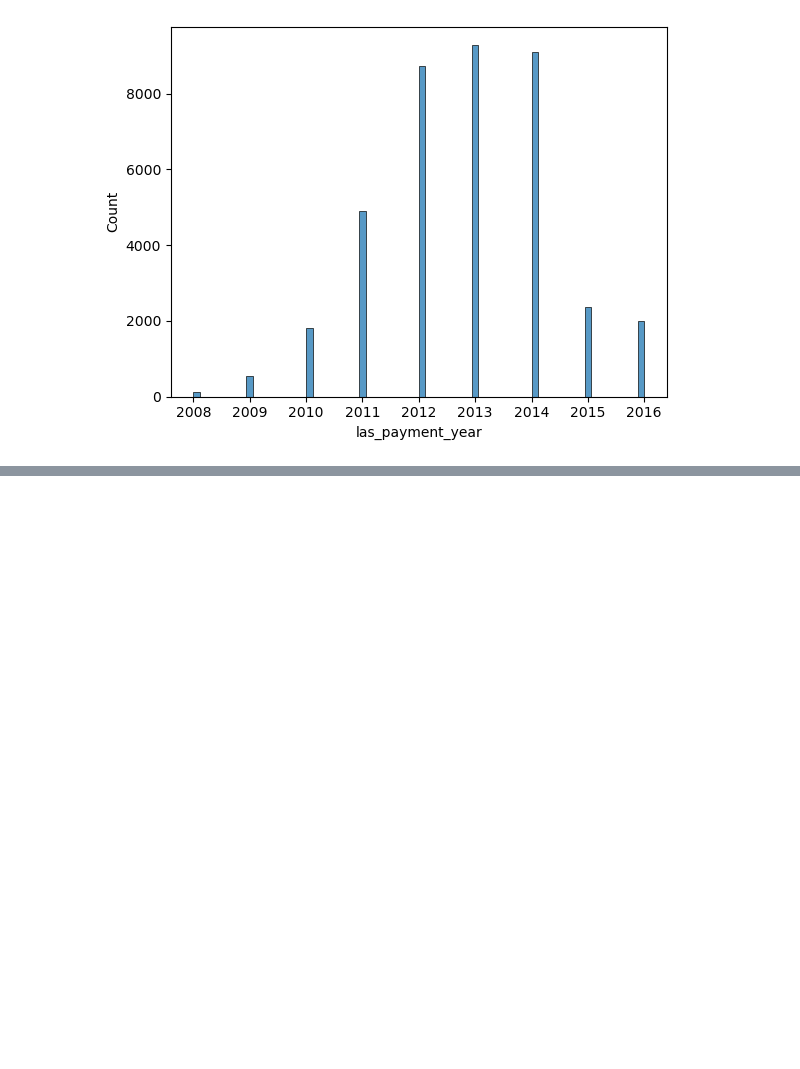
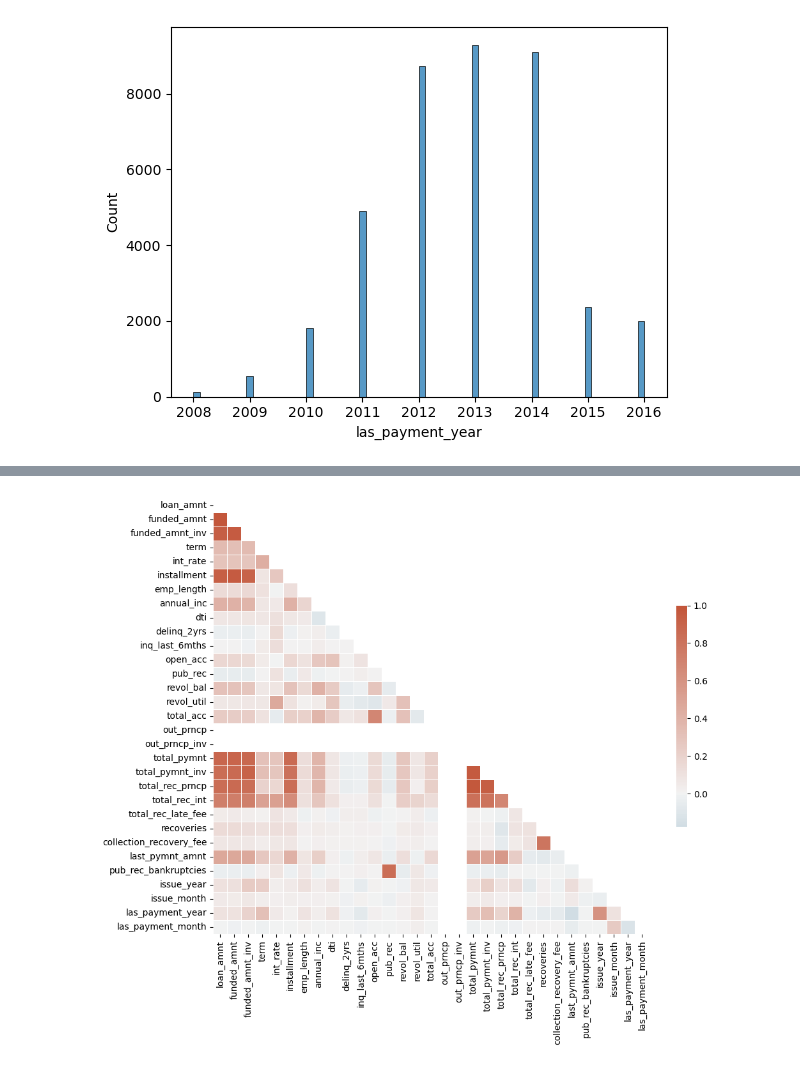
Before and after one commit to MT2012039/Lending_Club_Case_Study, a Jupyter notebook: Lending_case_study.ipynb, the cells around one changed output, grey strips where cells are left out. Saved outputs shown, nothing was run; the diff lists cells and outputs as text; code cells hidden in the pictures; blank space fills up the shorter version.

```diff
--- a/Lending_case_study.ipynb
+++ b/Lending_case_study.ipynb
@@ -724,0 +740,25 @@ plt.show()
+# %%
+###Below is the heatmap of the correlation of all numeric variables in dataset####
+
+###Analysis
+    ## Not a very high correlation for emp_length or annual income on the loan amount or funded amount
+    ## Total payment is highly correlated with Loan amount or funded_amount which is expected
+    ## Number of installments owed is directly related to loan amount and funded amount
+    ## Collection of recovery fee is related to post charge recoveries
+
+corr = ldf.corr(method='pearson', numeric_only=True)
+# Generate a mask for the upper triangle
+mask = np.triu(np.ones_like(corr, dtype=bool))
+
+# Set up the matplotlib figure
+f, ax = plt.subplots(figsize=(11, 9))
+
+# Generate a custom diverging colormap
+cmap = sns.diverging_palette(230, 20, as_cmap=True)
+
+# Draw the heatmap with the mask and correct aspect ratio
+sns.heatmap(corr, mask=mask, cmap=cmap, vmax=1, center=0,
+            square=True, linewidths=.5, cbar_kws={"shrink": .5})
+plt.show()
+# %% [output]
+[figure, added]
```
Also changed, not shown: parts of 53 cells of this notebook.
